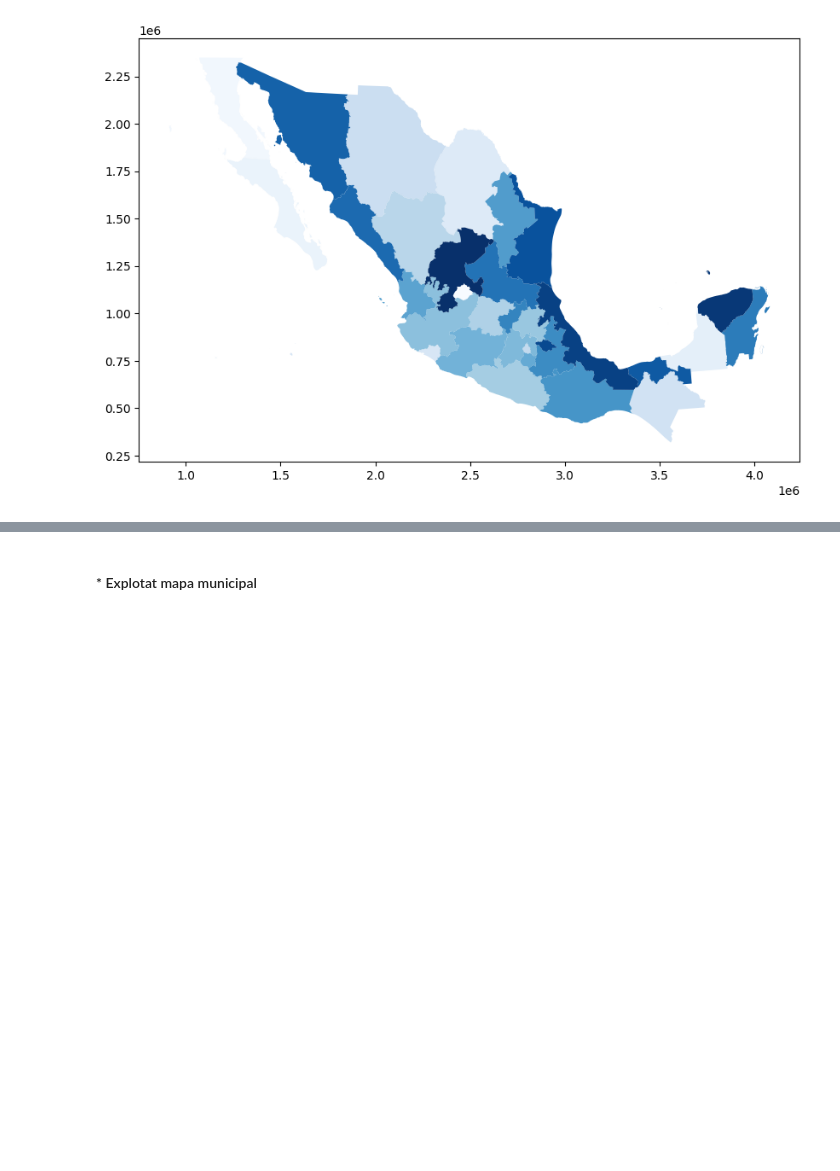
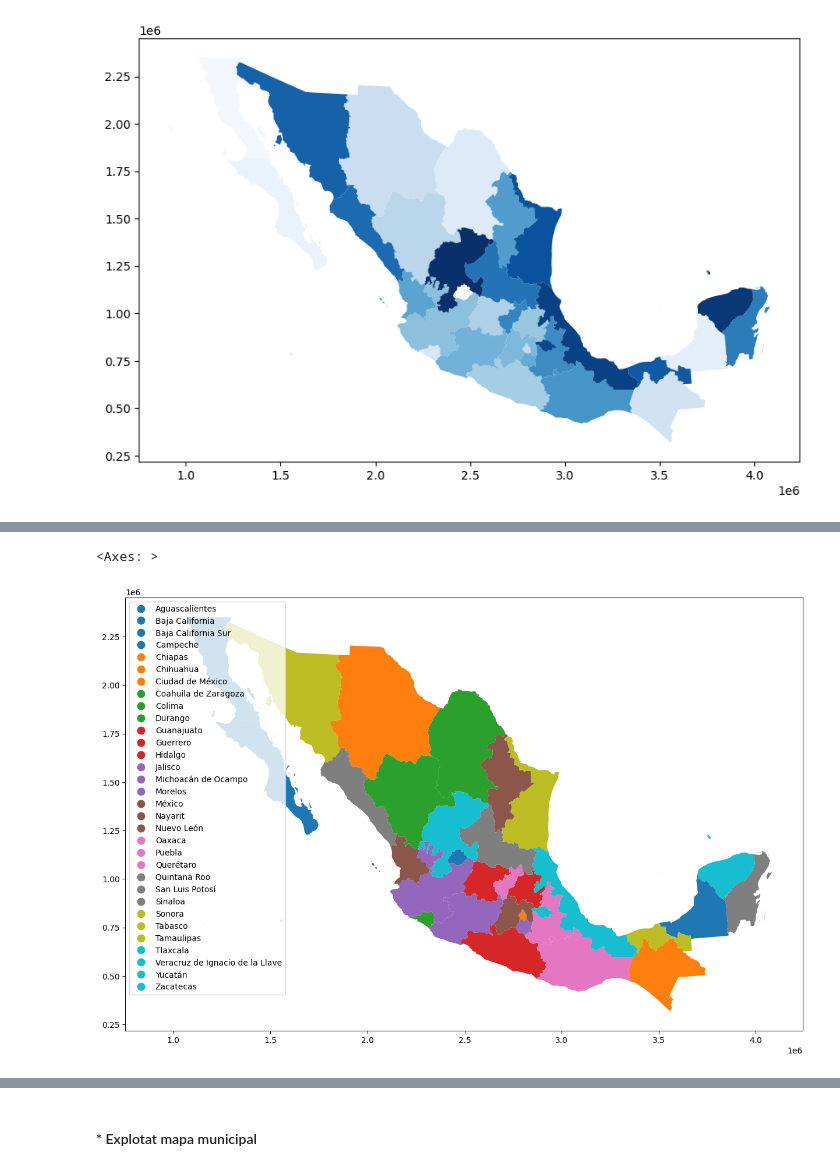
Before and after one commit to GerYar/Geopandas_Mx, a Jupyter notebook: enigh.ipynb, the cells around one changed output, grey strips where cells are left out. Saved outputs shown, nothing was run; the diff lists cells and outputs as text; code cells hidden in the pictures; blank space fills up the shorter version.

```diff
--- a/enigh.ipynb
+++ b/enigh.ipynb
@@ -32,0 +30,9 @@ Index(['CVEGEO', 'CVE_ENT', 'NOMGEO', 'geometry'], dtype='object')
+# %%
+# coloreando segun cada elemento de la columna 'NOMGEO'
+mx_nat_map.plot('NOMGEO',
+                 legend='True',
+                 legend_kwds = {"loc": "upper left"},
+                 figsize = (15,15))
+# %% [output]
+<Axes: >
+[figure, added]
```
Also changed, not shown: parts of 20 cells of this notebook.
